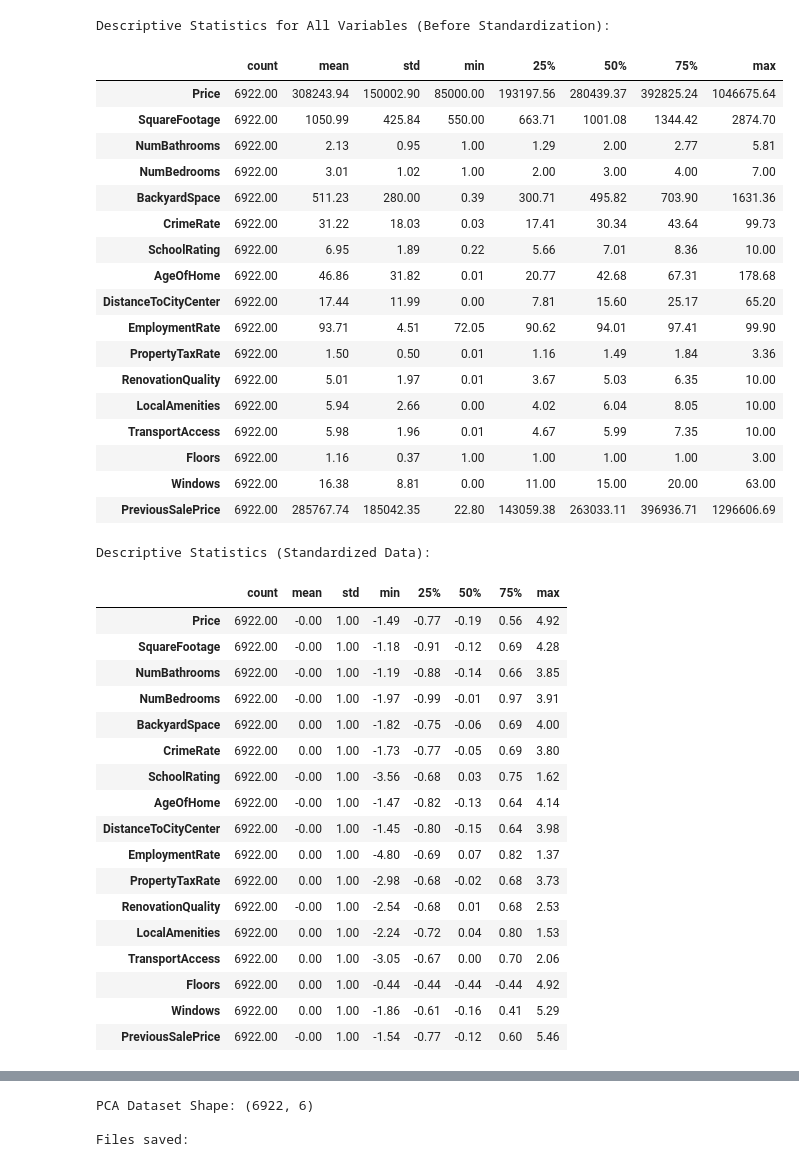
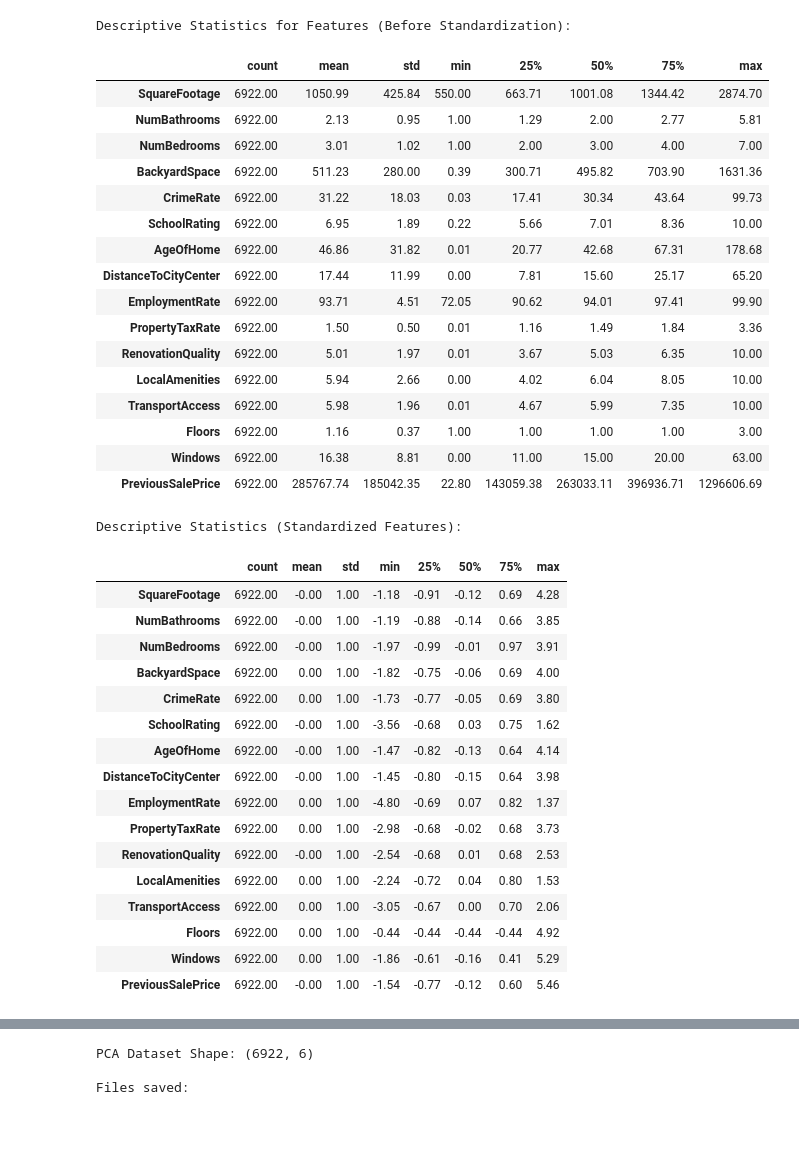
Before and after one commit to jdemuth17/D600, a Jupyter notebook: D600_task_3.ipynb, the cells around one changed output, grey strips where cells are left out. Saved outputs shown, nothing was run; the diff lists cells and outputs as text; code cells hidden in the pictures; blank space fills up the shorter version.

```diff
--- a/D600_task_3.ipynb
+++ b/D600_task_3.ipynb
@@ -64,24 +64,31 @@ DistanceToCityCenter    0
 dtypes: float64(14), int64(3)
 memory usage: 973.4 KB
 # %%
-# 1. Standardize the Variables
+# 1. Separate features (X) and target (y)
+if 'Price' in df.columns:
+    X = df.drop(columns=['Price'])
+    y = df['Price']
+else:
+    X = df.copy()
+    print("Warning: 'Price' column not found in dataframe. Using all columns as features.")
+
+# 2. Standardize only the features
 from sklearn.preprocessing import StandardScaler
 
 scaler = StandardScaler()
-X_scaled_array = scaler.fit_transform(df)
-X_scaled = pd.DataFrame(X_scaled_array, columns=df.columns)
+X_scaled_array = scaler.fit_transform(X)
+X_scaled = pd.DataFrame(X_scaled_array, columns=X.columns)
 
-# Display Descriptive Statistics for the original (unstandardized) data
-print("Descriptive Statistics for All Variables (Before Standardization):\n")
-display(df.describe().T.round(2))
+# Display Descriptive Statistics for the original features (before standardization)
+print("Descriptive Statistics for Features (Before Standardization):\n")
+display(X.describe().T.round(2))
 
-# 3. Descriptive Statistics for Standardized Data
-print("\nDescriptive Statistics (Standardized Data):")
+# Display Descriptive Statistics for Standardized Features
+print("\nDescriptive Statistics (Standardized Features):")
 display(X_scaled.describe().T.round(2))
 # %% [output]
-Descriptive Statistics for All Variables (Before Standardization):
+Descriptive Statistics for Features (Before Standardization):
 |  | count | mean | std | min | 25% | 50% | 75% | max |
-| Price | 6922.00 | 308243.94 | 150002.90 | 85000.00 | 193197.56 | 280439.37 | 392825.24 | 1046675.64 |
 | SquareFootage | 6922.00 | 1050.99 | 425.84 | 550.00 | 663.71 | 1001.08 | 1344.42 | 2874.70 |
 | NumBathrooms | 6922.00 | 2.13 | 0.95 | 1.00 | 1.29 | 2.00 | 2.77 | 5.81 |
 | NumBedrooms | 6922.00 | 3.01 | 1.02 | 1.00 | 2.00 | 3.00 | 4.00 | 7.00 |
@@ -98,9 +105,8 @@ Descriptive Statistics for All Variables (Before Standardization):
 | Floors | 6922.00 | 1.16 | 0.37 | 1.00 | 1.00 | 1.00 | 1.00 | 3.00 |
 | Windows | 6922.00 | 16.38 | 8.81 | 0.00 | 11.00 | 15.00 | 20.00 | 63.00 |
 | PreviousSalePrice | 6922.00 | 285767.74 | 185042.35 | 22.80 | 143059.38 | 263033.11 | 396936.71 | 1296606.69 |
-Descriptive Statistics (Standardized Data):
+Descriptive Statistics (Standardized Features):
 |  | count | mean | std | min | 25% | 50% | 75% | max |
-| Price | 6922.00 | -0.00 | 1.00 | -1.49 | -0.77 | -0.19 | 0.56 | 4.92 |
 | SquareFootage | 6922.00 | -0.00 | 1.00 | -1.18 | -0.91 | -0.12 | 0.69 | 4.28 |
 | NumBathrooms | 6922.00 | -0.00 | 1.00 | -1.19 | -0.88 | -0.14 | 0.66 | 3.85 |
 | NumBedrooms | 6922.00 | -0.00 | 1.00 | -1.97 | -0.99 | -0.01 | 0.97 | 3.91 |
```
Also changed, not shown: parts of 5 cells of this notebook, 2 other files.
